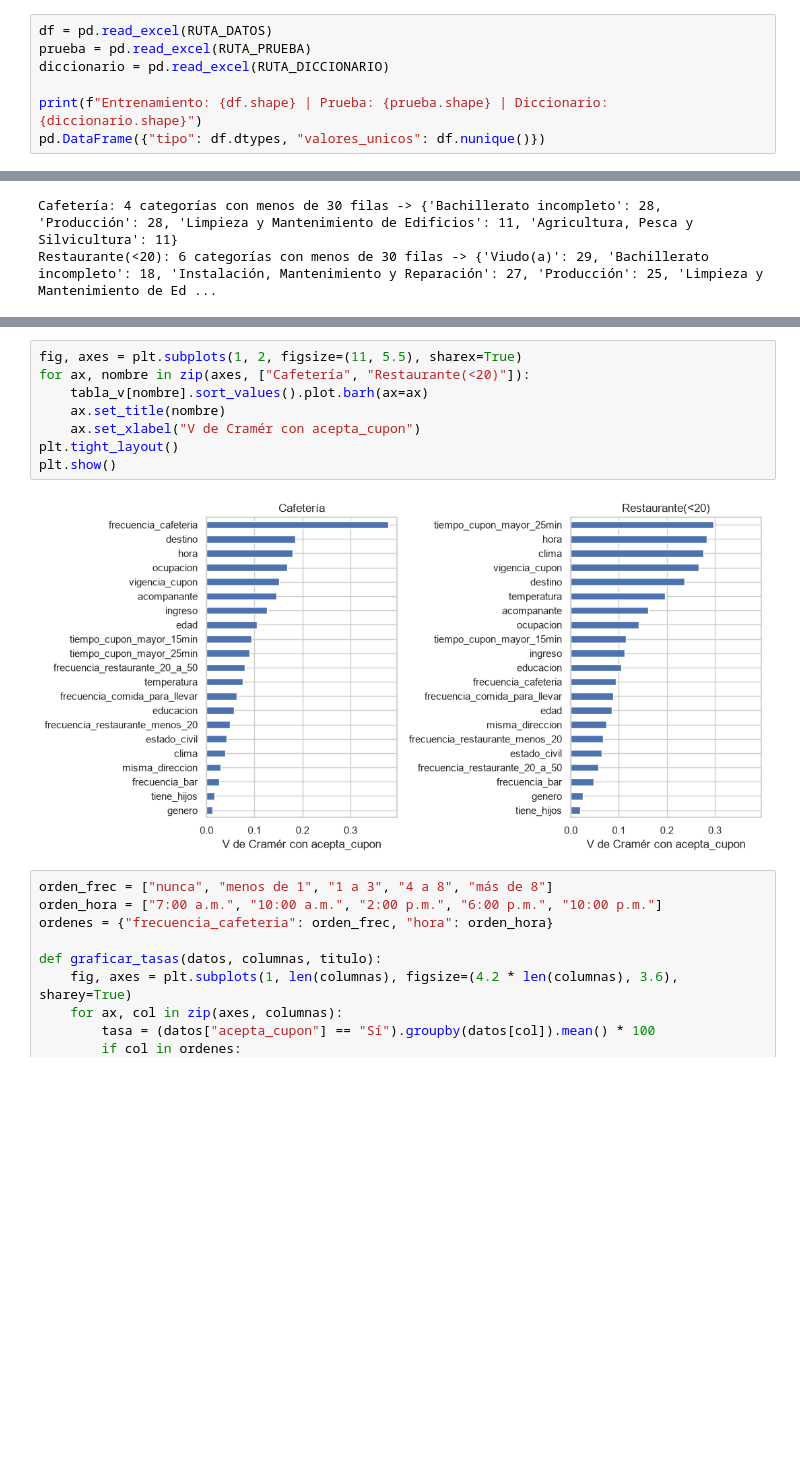
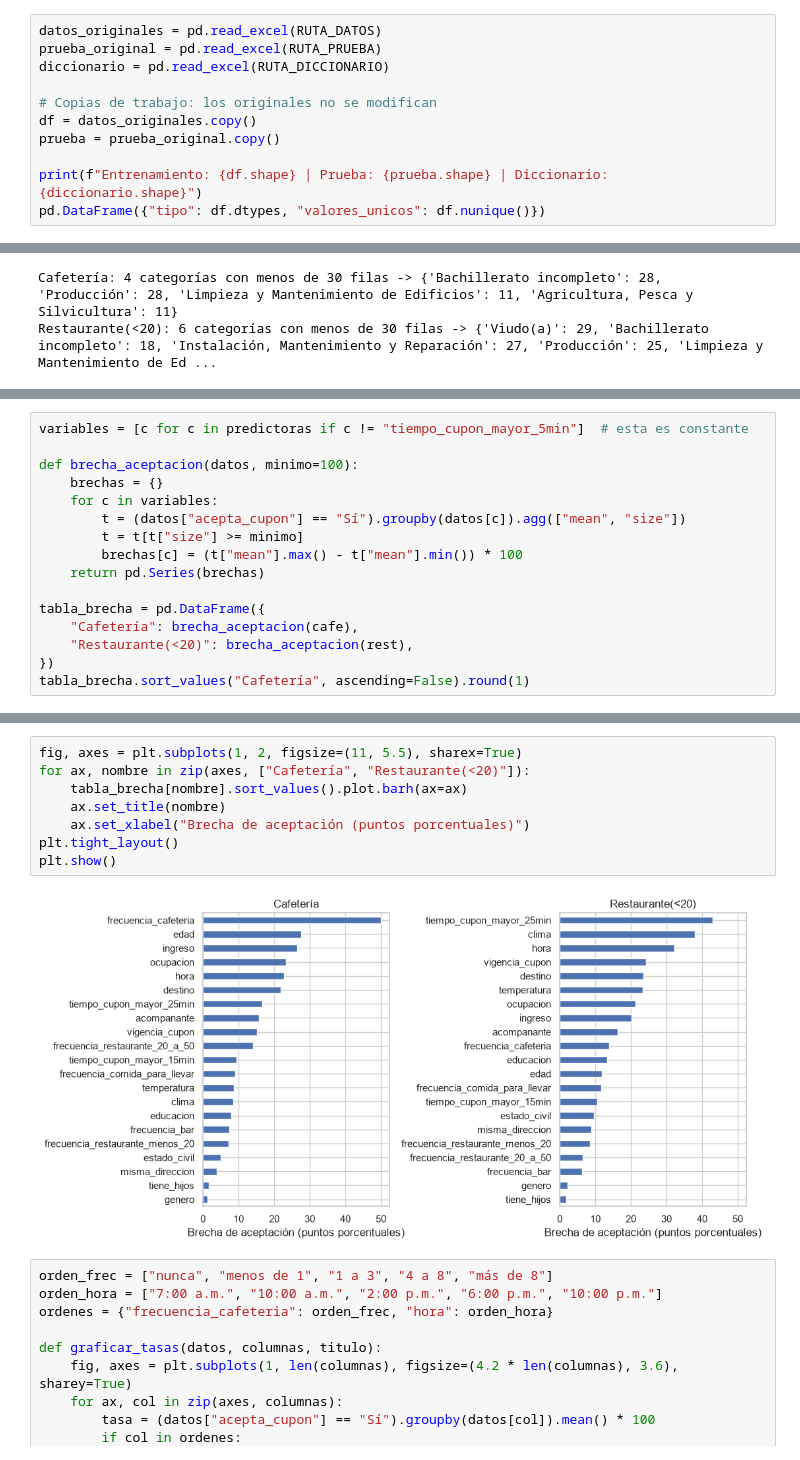
Before and after one commit to 5haiel/ISIS2611-Laboratorio3, a Jupyter notebook: sm.jimenezp1_j.trivinon.ipynb, the cells around one changed output, grey strips where cells are left out. Saved outputs shown, nothing was run; the diff lists cells and outputs as text; blank space fills up the shorter version.

```diff
--- a/sm.jimenezp1_j.trivinon.ipynb
+++ b/sm.jimenezp1_j.trivinon.ipynb
@@ -80,7 +79,11 @@ de variables, y se revisa que sean coherentes entre sí.
 # %%
-df = pd.read_excel(RUTA_DATOS)
-prueba = pd.read_excel(RUTA_PRUEBA)
+datos_originales = pd.read_excel(RUTA_DATOS)
+prueba_original = pd.read_excel(RUTA_PRUEBA)
 diccionario = pd.read_excel(RUTA_DICCIONARIO)
+
+# Copias de trabajo: los originales no se modifican
+df = datos_originales.copy()
+prueba = prueba_original.copy()
 
 print(f"Entrenamiento: {df.shape} | Prueba: {prueba.shape} | Diccionario: {diccionario.shape}")
 pd.DataFrame({"tipo": df.dtypes, "valores_unicos": df.nunique()})
@@ -487,0 +379,16 @@ tabla_v.sort_values("Cafetería", ascending=False).round(3)
+# %%
+variables = [c for c in predictoras if c != "tiempo_cupon_mayor_5min"]  # esta es constante
+
+def brecha_aceptacion(datos, minimo=100):
+    brechas = {}
+    for c in variables:
+        t = (datos["acepta_cupon"] == "Sí").groupby(datos[c]).agg(["mean", "size"])
+        t = t[t["size"] >= minimo]
+        brechas[c] = (t["mean"].max() - t["mean"].min()) * 100
+    return pd.Series(brechas)
+
+tabla_brecha = pd.DataFrame({
+    "Cafetería": brecha_aceptacion(cafe),
+    "Restaurante(<20)": brecha_aceptacion(rest),
+})
+tabla_brecha.sort_values("Cafetería", ascending=False).round(1)
@@ -488,13 +413,13 @@ tabla_v.sort_values("Cafetería", ascending=False).round(3)
 # %%
 fig, axes = plt.subplots(1, 2, figsize=(11, 5.5), sharex=True)
 for ax, nombre in zip(axes, ["Cafetería", "Restaurante(<20)"]):
-    tabla_v[nombre].sort_values().plot.barh(ax=ax)
+    tabla_brecha[nombre].sort_values().plot.barh(ax=ax)
     ax.set_title(nombre)
-    ax.set_xlabel("V de Cramér con acepta_cupon")
+    ax.set_xlabel("Brecha de aceptación (puntos porcentuales)")
 plt.tight_layout()
 plt.show()
 # %% [output]
-[figure, old version]
+[figure, new version]
 # %%
 orden_frec = ["nunca", "menos de 1", "1 a 3", "4 a 8", "más de 8"]
 orden_hora = ["7:00 a.m.", "10:00 a.m.", "2:00 p.m.", "6:00 p.m.", "10:00 p.m."]
```
Also changed, not shown: parts of 58 cells of this notebook, 1 other file.
